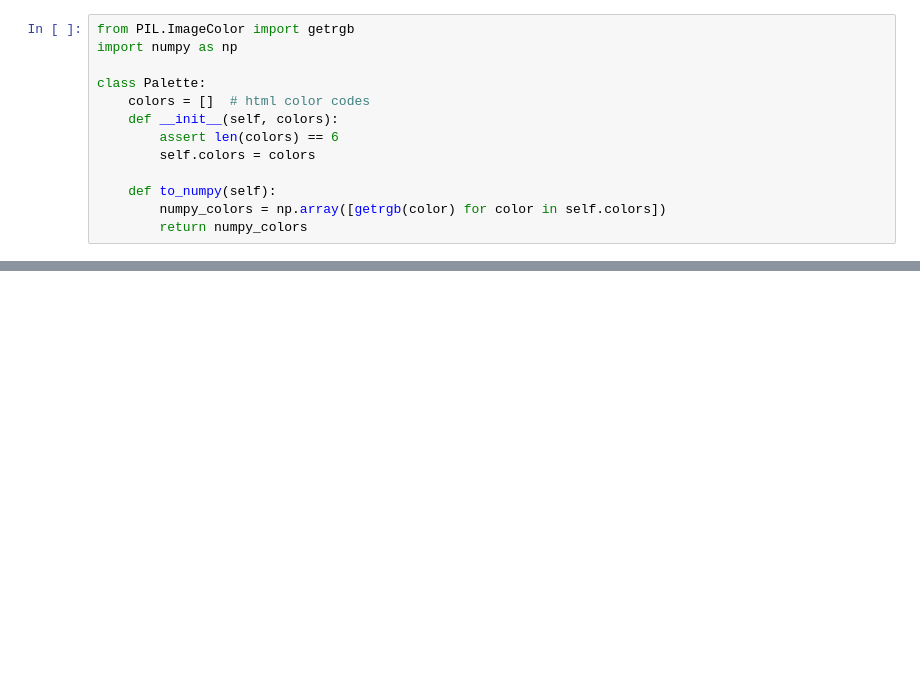
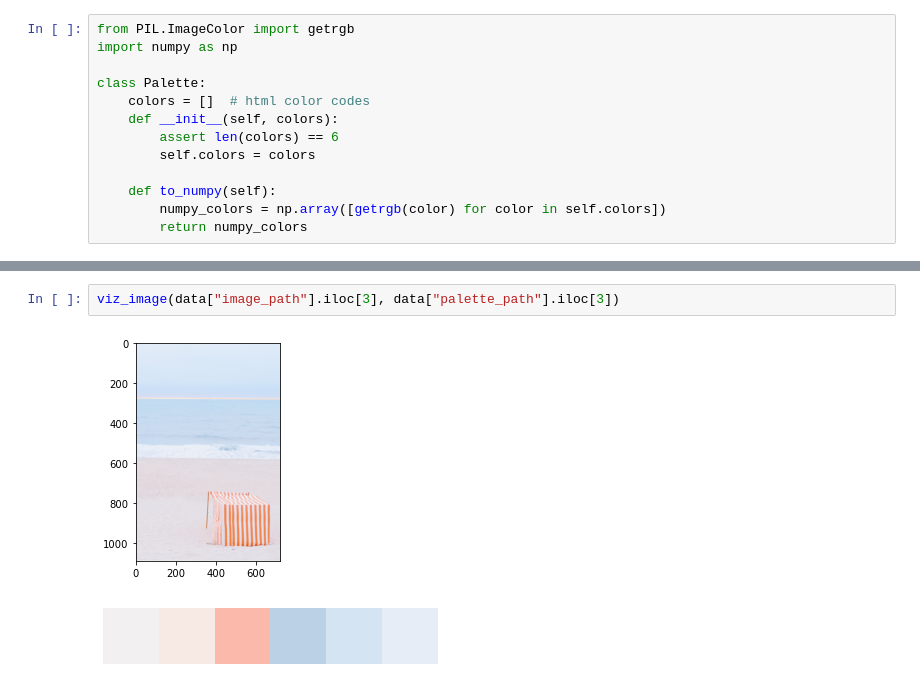
Before and after one commit to danielgafni/repalette, a Jupyter notebook: scrap_design_seeds.ipynb, the cells around one changed output, grey strips where cells are left out. Drawn from its saved outputs; the diff is of its cells as text; blank space fills up the shorter version.

```diff
--- a/scrap_design_seeds.ipynb
+++ b/scrap_design_seeds.ipynb
@@ -203,0 +213,5 @@ data_cropped.to_csv("design-seeds-cropped.csv", index=False)
+# %%
+viz_image(data["image_path"].iloc[3], data["palette_path"].iloc[3])
+# %% [output]
+[figure, added]
+[figure, added]
```
Also changed, not shown: parts of 28 cells of this notebook.
